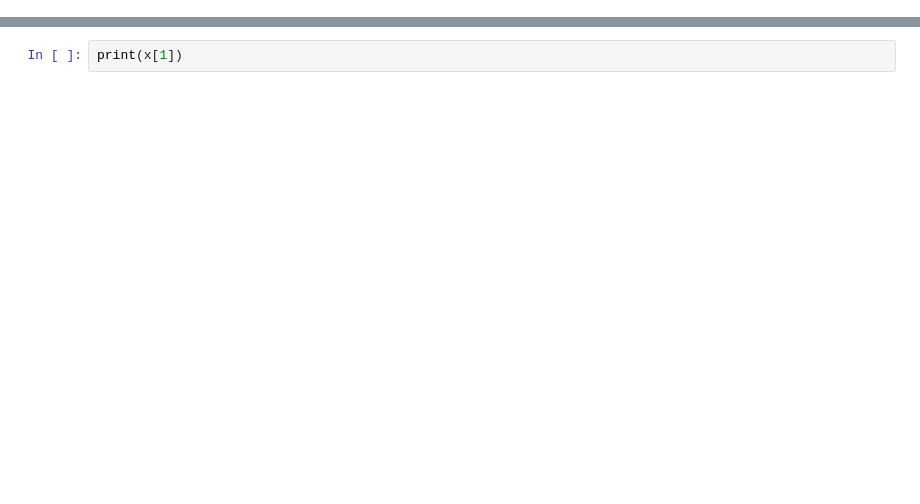
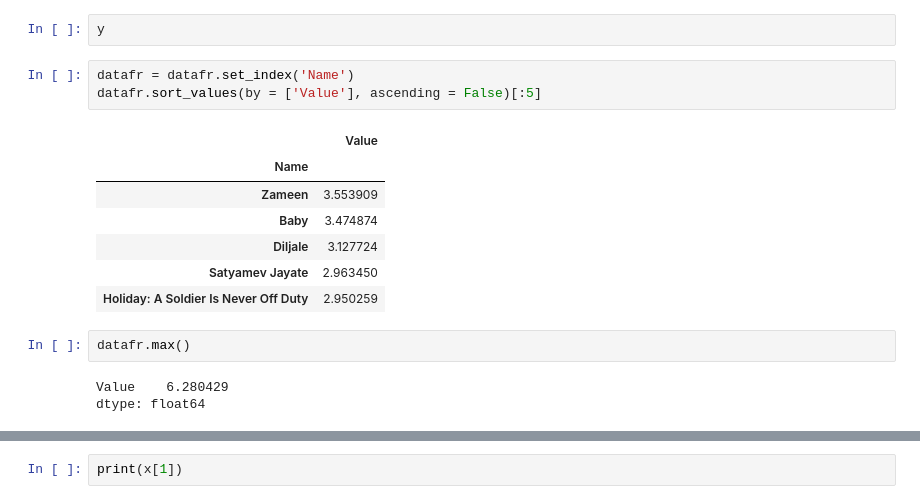
Before and after one commit to AbhilashRN/Walrus, a Jupyter notebook: concept.ipynb, the cells around one changed output, grey strips where cells are left out. Cells and saved outputs as stored; diff of their text form; blank space fills up the shorter version.

```diff
--- a/concept.ipynb
+++ b/concept.ipynb
@@ -59,0 +347,18 @@ for i  in range(0,len(y)):
+# %%
+y
+# %%
+datafr = datafr.set_index('Name')
+datafr.sort_values(by = ['Value'], ascending = False)[:5]
+# %% [output]
+|  | Value |
+| Name |  |
+| Zameen | 3.553909 |
+| Baby | 3.474874 |
+| Diljale | 3.127724 |
+| Satyamev Jayate | 2.963450 |
+| Holiday: A Soldier Is Never Off Duty | 2.950259 |
+# %%
+datafr.max()
+# %% [output]
+Value    6.280429
+dtype: float64
```
Also changed, not shown: parts of 26 cells of this notebook, 4 other files.
